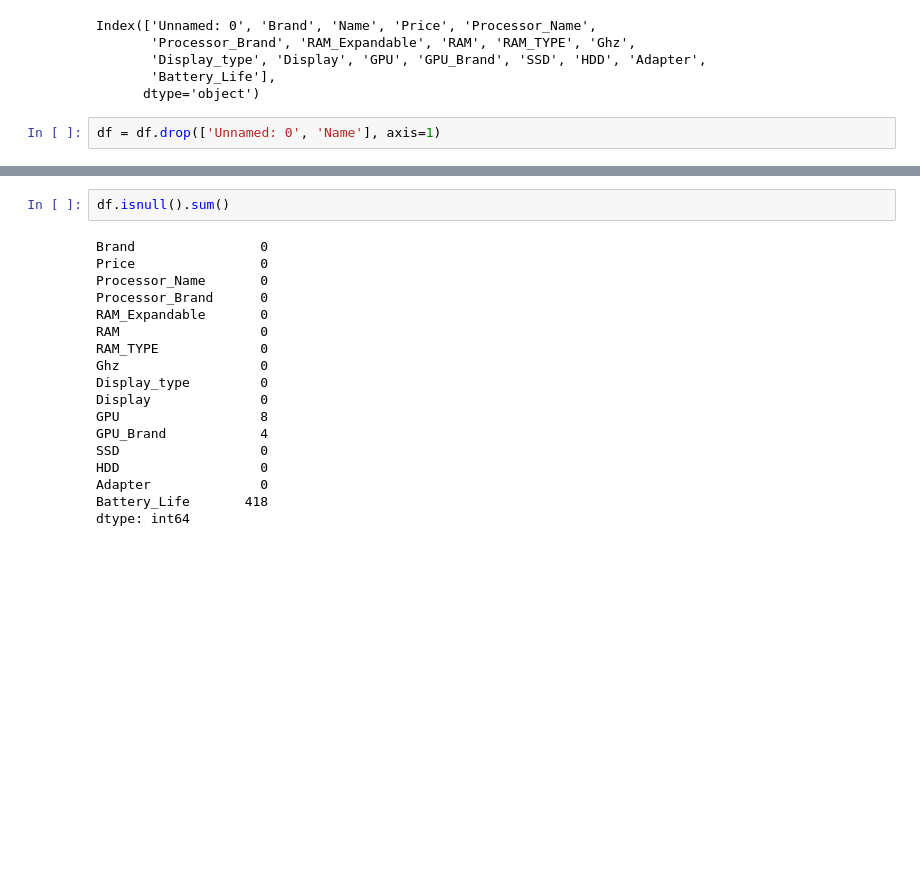
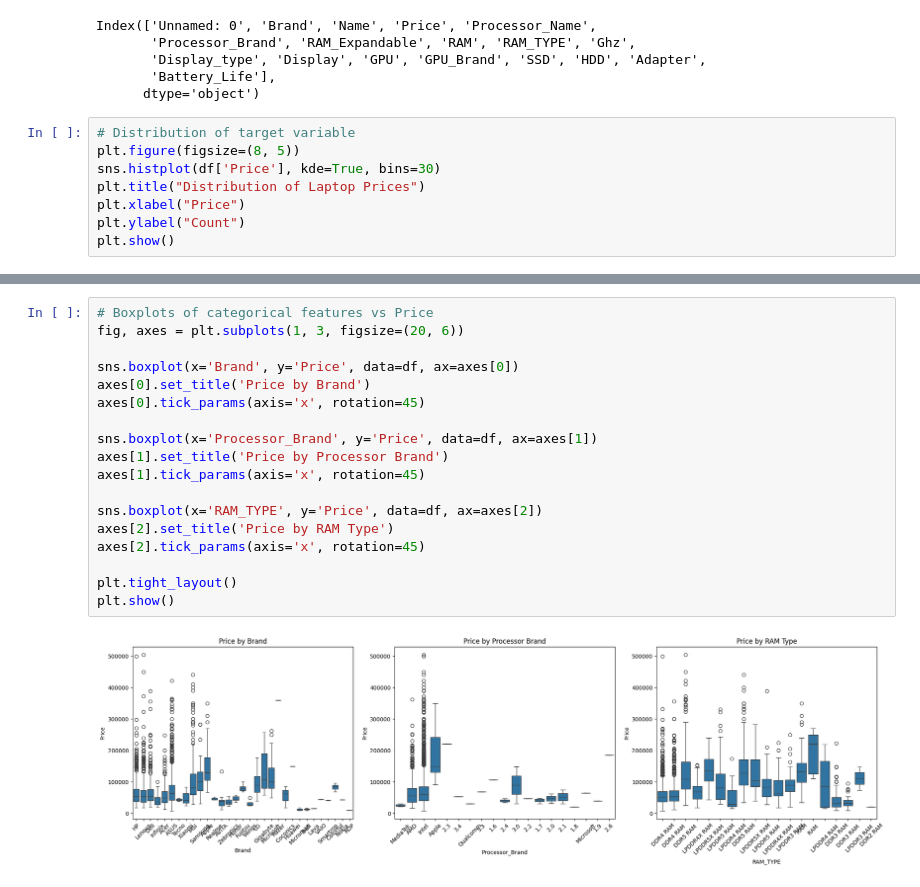
Before and after one commit to Dunith2002/Laptop_Price_Predictor, a Jupyter notebook: notebooks/FC211046_Dulakshi/eda.ipynb, the cells around one changed output, grey strips where cells are left out. Cells and saved outputs as stored; diff of their text form; blank space fills up the shorter version.

```diff
--- a/notebooks/FC211046_Dulakshi/eda.ipynb
+++ b/notebooks/FC211046_Dulakshi/eda.ipynb
@@ -43,4 +43,10 @@ Index(['Unnamed: 0', 'Brand', 'Name', 'Price', 'Processor_Name',
        'Battery_Life'],
       dtype='object')
 # %%
-df = df.drop(['Unnamed: 0', 'Name'], axis=1)
+# Distribution of target variable
+plt.figure(figsize=(8, 5))
+sns.histplot(df['Price'], kde=True, bins=30)
+plt.title("Distribution of Laptop Prices")
+plt.xlabel("Price")
+plt.ylabel("Count")
+plt.show()
@@ -47,21 +55,21 @@ df = df.drop(['Unnamed: 0', 'Name'], axis=1)
 # %%
-df.isnull().sum()
+# Boxplots of categorical features vs Price
+fig, axes = plt.subplots(1, 3, figsize=(20, 6))
+
+sns.boxplot(x='Brand', y='Price', data=df, ax=axes[0])
+axes[0].set_title('Price by Brand')
+axes[0].tick_params(axis='x', rotation=45)
+
+sns.boxplot(x='Processor_Brand', y='Price', data=df, ax=axes[1])
+axes[1].set_title('Price by Processor Brand')
+axes[1].tick_params(axis='x', rotation=45)
+
+sns.boxplot(x='RAM_TYPE', y='Price', data=df, ax=axes[2])
+axes[2].set_title('Price by RAM Type')
+axes[2].tick_params(axis='x', rotation=45)
+
+plt.tight_layout()
+plt.show()
 # %% [output]
-Brand                0
-Price                0
-Processor_Name       0
-Processor_Brand      0
-RAM_Expandable       0
-RAM                  0
-RAM_TYPE             0
-Ghz                  0
-Display_type         0
-Display              0
-GPU                  8
-GPU_Brand            4
-SSD                  0
-HDD                  0
-Adapter              0
-Battery_Life       418
-dtype: int64
+[figure, added]
 # %%
```
Also changed, not shown: parts of 11 cells of this notebook, 4 other files.
